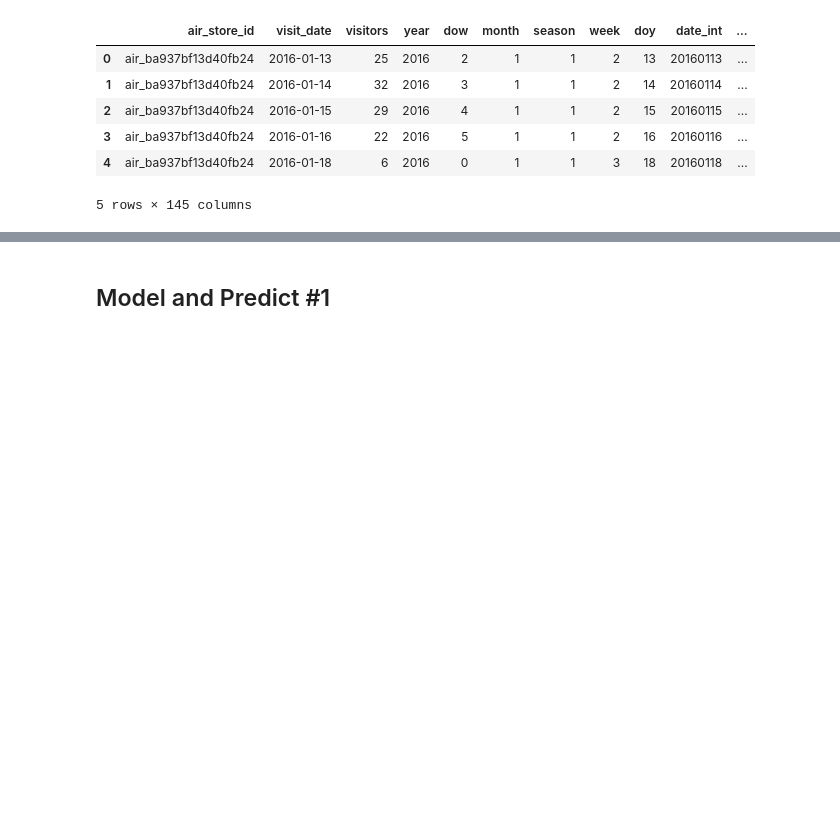
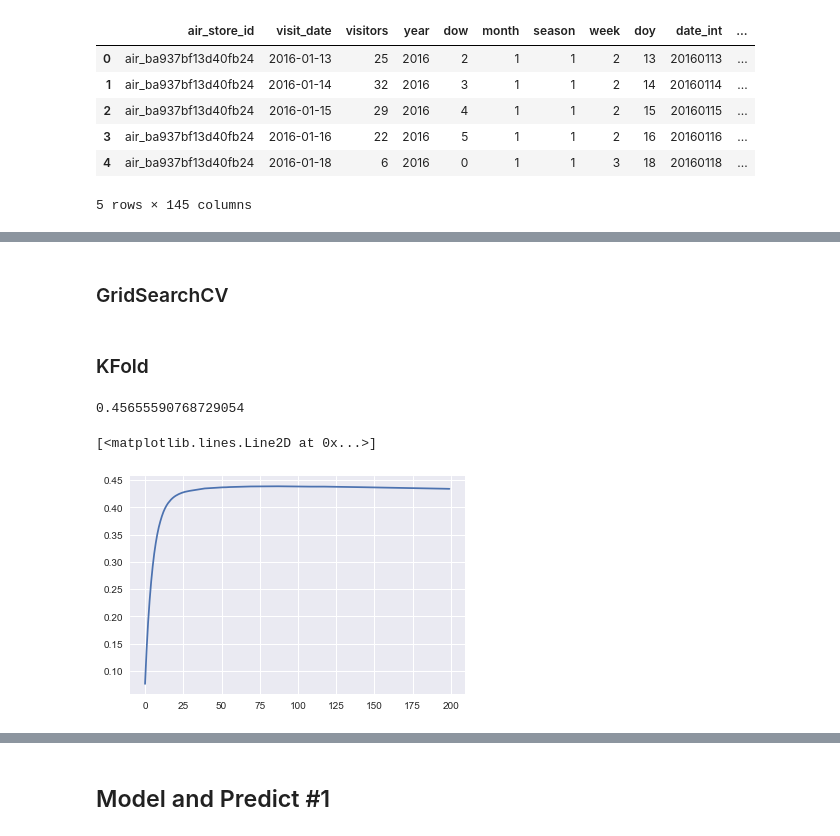
Before and after one commit to shenc3/kaggle_note, a Jupyter notebook: Recruit Restaurant Visitor Forecasting/Predict.ipynb, the cells around one changed output, grey strips where cells are left out. Drawn from its saved outputs; the diff is of its cells as text; code cells hidden in the pictures; blank space fills up the shorter version.

```diff
--- a/Recruit Restaurant Visitor Forecasting/Predict.ipynb
+++ b/Recruit Restaurant Visitor Forecasting/Predict.ipynb
@@ -807,2 +703,0 @@ array([ 0.52422354,  0.5148888 ,  0.5127265 ,  0.51891641,  0.5186376 ,
-# %%
-pred = np.expm1(model0.predict(test[col]))
@@ -835,0 +714,2 @@ sub.to_csv('submission0107-04.csv', index=False)
+# %% [markdown]
+### GridSearchCV
@@ -835,0 +738,52 @@ sub.to_csv('submission0107-04.csv', index=False)
+# %% [markdown]
+### KFold
+# %%
+col = [c for c in train if c not in ['id', 'air_store_id', 'visit_date','visitors', 'air_genre_name', 'air_area_name']]
+
+X, y = train[col], np.log1p(train['visitors'].values)
+
+# train split
+# X_train, X_test, y_train, y_test = train_test_split(X, y, test_size=0.2, random_state=16)
+# kfold
+kf = KFold(n_splits=3, shuffle=True)
+
+'''
+params = {
+    'learning_rate': [0.01, 0.05, 0.1, 0.3],
+    'n_estimators': [100, 300, 500, 800],
+    'max_depth': [3, 5, 8, 12],
+    'subsample': [0.8, ],
+    'max_features': ['sqrt',]
+    # 'min_samples_split': [200,],
+    # 'min_samples_leaf': [20,]
+    }
+'''
+
+gbr = GradientBoostingRegressor(
+    learning_rate=0.1,
+    n_estimators=200,
+    max_depth=6,
+    subsample=0.6,
+    max_features='sqrt',
+    random_state=0)
+
+num = 1
+scores = []
+for train_idx, test_idx in tqdm_notebook(kf.split(X)):
+    # print("Traing Fold#%d" % num)
+    X_train, X_test = X.iloc[train_idx], X.iloc[test_idx]
+    y_train, y_test = y[train_idx], y[test_idx]
+    gbr.fit(X_train, y_train)
+    y_pred = gbr.predict(X_test)
+    scores.append(RMSLE(y_test, y_pred))
+    # print(X_train.shape, X_test.shape, y_train.shape, y_test.shape)
+    num += 1
+# %%
+np.mean(scores)
+# %% [output]
+0.45655590768729054
+# %%
+plt.plot(gbr.oob_improvement_.cumsum())
+# %% [output]
+[<matplotlib.lines.Line2D at 0x...>]
+[figure, added]
```
Also changed, not shown: parts of 26 cells of this notebook.
